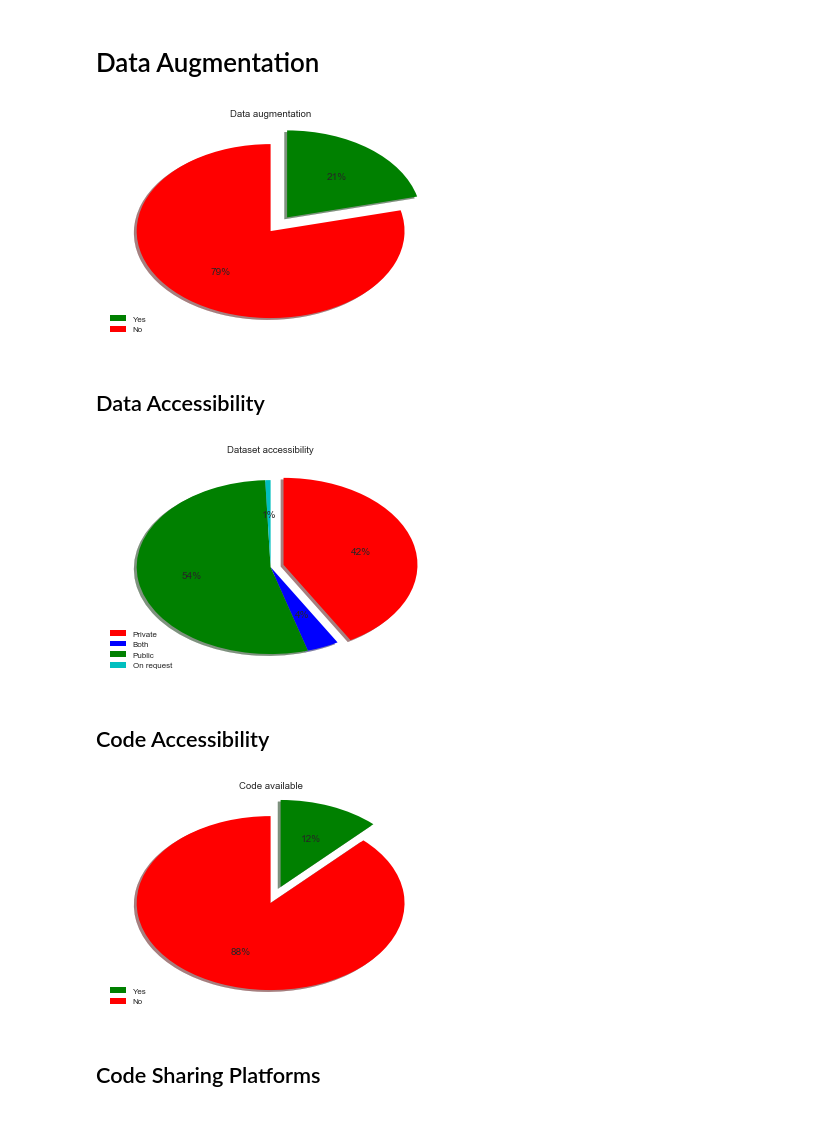
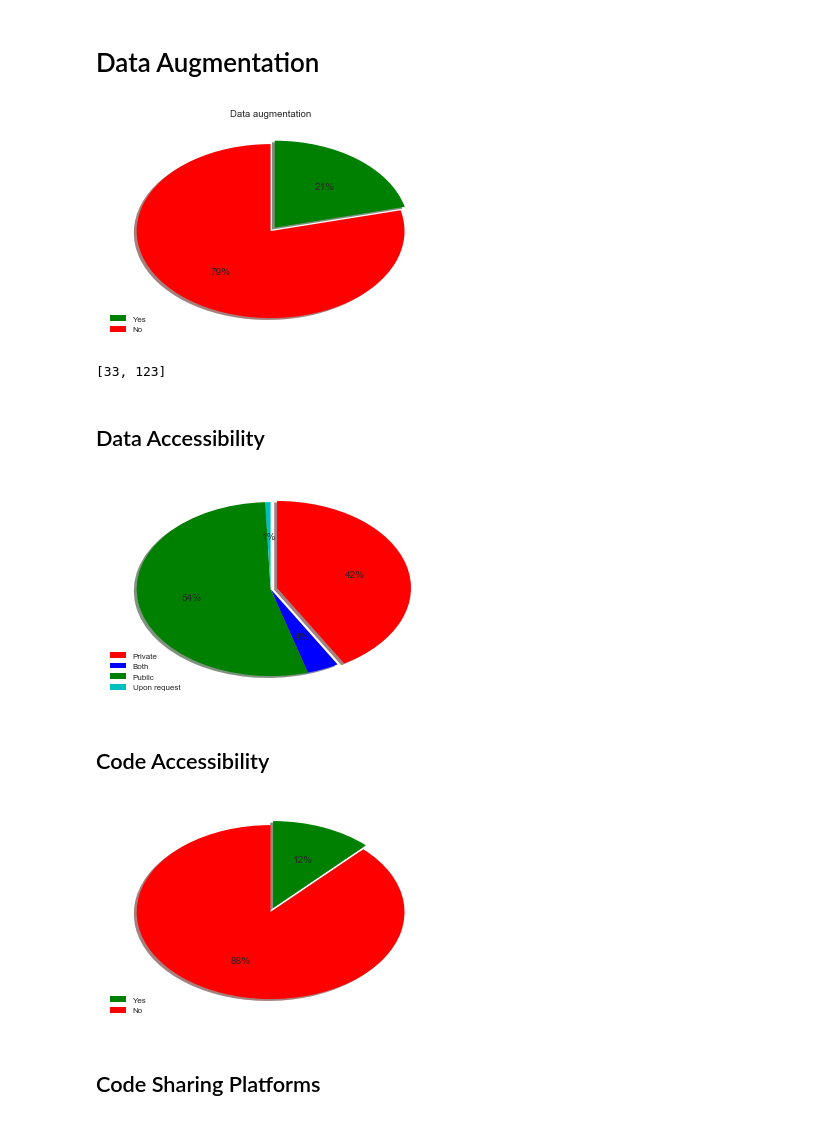
Before and after one commit to hubertjb/dl-eeg-review, a Jupyter notebook: notebooks/sandbox.ipynb, the cells around one changed output. Saved outputs shown, nothing was run; the diff lists cells and outputs as text; code cells hidden in the pictures.

Commit message:
Added Data Plots

```diff
--- a/notebooks/sandbox.ipynb
+++ b/notebooks/sandbox.ipynb
@@ -234,7 +418,7 @@ dftmp[dftmp != 'No'] = 'Yes'
 
 values = [dftmp.value_counts()[col_options[0]], dftmp.value_counts()[col_options[1]]]
 colors = ['g', 'r']
-explode = (0.2, 0)
+explode = (0.05, 0)
 
 fig = plt.figure()
 plt.pie(values, colors=colors, explode=explode, counterclock=False, shadow=True, autopct='%1.0f%%', startangle=90)
@@ -242,25 +426,28 @@ plt.title(col_name)
 plt.legend(col_options, loc=3)
 plt.savefig("../figs/{}.eps".format(col_name), bbox_inches='tight', format='eps', dpi=1000) # Needs to be before plt.show()
 plt.show()
+
+values
 # %% [output]
-[figure, old version]
+[figure, new version]
+[33, 123]
 # %% [markdown]
 ## Data Accessibility
 # %%
 col_name = 'Dataset accessibility'
-col_options = ['Private', 'Both', 'Public', 'On request']
+col_options = ['Private', 'Both', 'Public', 'Upon request']
 values = [df[col_name].value_counts()[col_options[0]], df[col_name].value_counts()[col_options[1]], df[col_name].value_counts()[col_options[2]], df[col_name].value_counts()[col_options[3]]]
 colors = ['r', 'b', 'g', 'c']
-explode = (0.1, 0, 0, 0)
+explode = (0.05, 0, 0, 0)
 
 fig = plt.figure()
 plt.pie(values, colors=colors, explode=explode, counterclock=False, shadow=True, autopct='%1.0f%%', startangle=90)
-plt.title(col_name)
+#plt.title(col_name)
 plt.legend(col_options, loc=3)
 plt.savefig("../figs/{}.eps".format(col_name), bbox_inches='tight', format='eps', dpi=1000) # Needs to be before plt.show()
 plt.show()
 # %% [output]
-[figure, old version]
+[figure, new version]
 # %% [markdown]
 ## Code Accessibility
 # %%
@@ -268,17 +455,17 @@ col_name = 'Code available'
 col_options = ['Yes', 'No']    # To control the order and plot color/explode.
 values = [df[col_name].value_counts()[col_options[0]], df[col_name].value_counts()[col_options[1]]]
 colors = ['g', 'r']
-explode = (0.2, 0)
+explode = (0.05, 0)
 
 fig = plt.figure()
 plt.pie(values, colors=colors, explode=explode, counterclock=False, shadow=True, autopct='%1.0f%%', startangle=90)
-plt.title(col_name)
+#plt.title(col_name)
 plt.legend(col_options, loc=3)
 plt.savefig("../figs/{}.eps".format(col_name), bbox_inches='tight', format='eps', dpi=1000) # Needs to be before plt.show()
 plt.show()
 
 #print(df[df['Code available'] == 'Yes']['Citation'])
 # %% [output]
-[figure, old version]
+[figure, new version]
 # %% [markdown]
 ## Code Sharing Platforms
```
Also changed, not shown: parts of 23 cells of this notebook.
